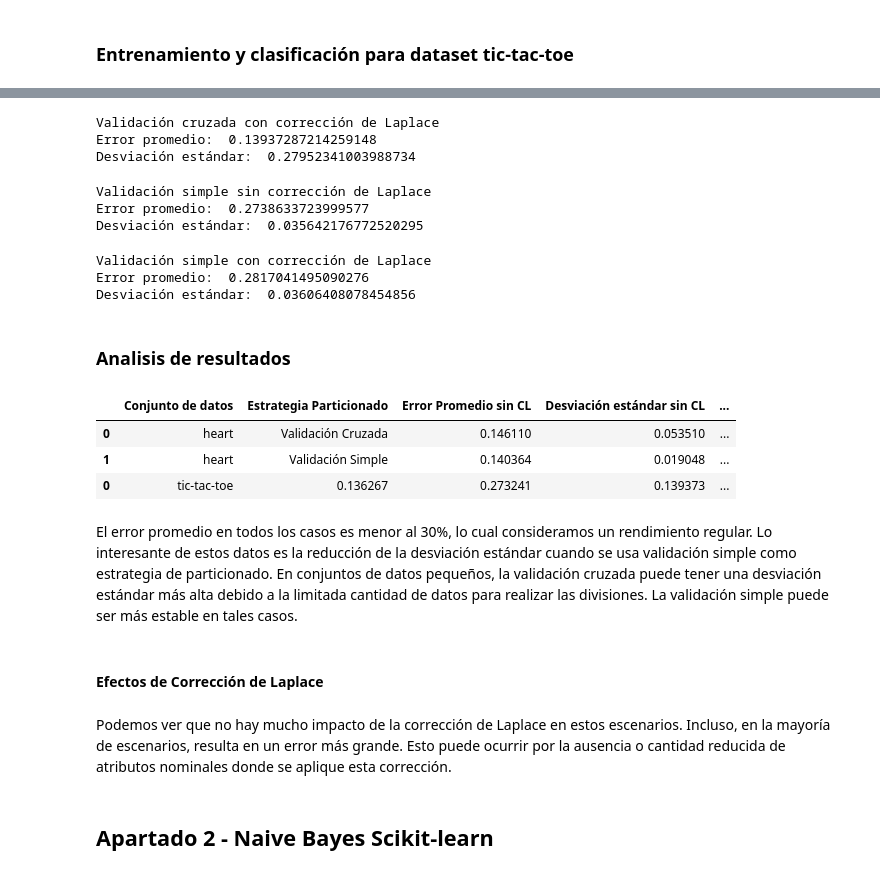
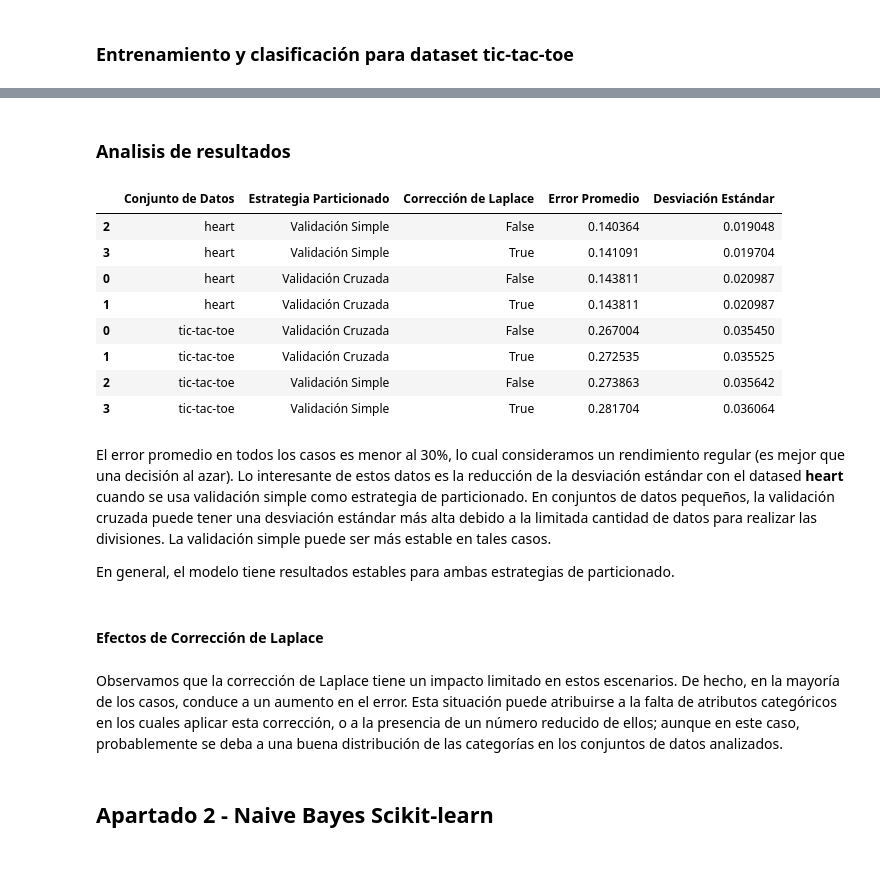
Before and after one commit to CarlosCRG19/fundamentos-de-aprendizaje-automatico, a Jupyter notebook: MemoriaPractica1.ipynb, the cells around one changed output, grey strips where cells are left out. Saved outputs shown, nothing was run; the diff lists cells and outputs as text; code cells hidden in the pictures.

```diff
--- a/MemoriaPractica1.ipynb
+++ b/MemoriaPractica1.ipynb
@@ -118,4 +186,6 @@ Desviación estándar:  0.01970358863148231
+# %%
+resultados_heart = validacion_naive_bayes_propio("heart")
 # %% [markdown]
 ### Entrenamiento y clasificación para dataset __tic-tac-toe__
 # %%
-datos_tic_tac_toe = Datos("tic-tac-toe.csv")
+resultados_tic_tac_toe = validacion_naive_bayes_propio("tic-tac-toe")
@@ -132,32 +192,2 @@ Desviación estándar:  0.2732406767585417
-# %%
-tic_tac_toe_validacion_cruzada_laplace = clasificador.validacion(
-    validacion_cruzada, datos_tic_tac_toe, ClasificadorNaiveBayes(con_laplace=True)
-)
-
-print_resultados("Validación cruzada con corrección de Laplace", tic_tac_toe_validacion_cruzada_laplace)
-# %% [output]
-Validación cruzada con corrección de Laplace
-Error promedio:  0.13937287214259148
-Desviación estándar:  0.27952341003988734
-# %%
-tic_tac_toe_validacion_simple = clasificador.validacion(
-    validacion_simple, datos_tic_tac_toe, ClasificadorNaiveBayes(con_laplace=False)
-)
-
-print_resultados("Validación simple sin corrección de Laplace", tic_tac_toe_validacion_simple)
-# %% [output]
-Validación simple sin corrección de Laplace
-Error promedio:  0.2738633723999577
-Desviación estándar:  0.035642176772520295
-# %%
-tic_tac_toe_validacion_simple_laplace = clasificador.validacion(
-    validacion_simple, datos_tic_tac_toe, ClasificadorNaiveBayes(con_laplace=True)
-)
-
-print_resultados("Validación simple con corrección de Laplace", tic_tac_toe_validacion_simple_laplace)
-# %% [output]
-Validación simple con corrección de Laplace
-Error promedio:  0.2817041495090276
-Desviación estándar:  0.03606408078454856
 # %% [markdown]
 ### Analisis de resultados
@@ -191,17 +194,27 @@ resultados_naive_bayes_propio = pd.DataFrame(
 # %%
-resultados_naive_bayes_propio = pd.concat([resultados_heart, resultados_tic_tac_toe])
+resultados_naive_bayes_propio = pd.concat([
+    resultados_heart.sort_values(by="Error Promedio"),
+    resultados_tic_tac_toe.sort_values(by="Error Promedio")
+])
 resultados_naive_bayes_propio
 # %% [output]
-|  | Conjunto de datos | Estrategia Particionado | Error Promedio sin CL | Desviación estándar sin CL | ... |
-| 0 | heart | Validación Cruzada | 0.146110 | 0.053510 | ... |
-| 1 | heart | Validación Simple | 0.140364 | 0.019048 | ... |
-| 0 | tic-tac-toe | 0.136267 | 0.273241 | 0.139373 | ... |
+|  | Conjunto de Datos | Estrategia Particionado | Corrección de Laplace | Error Promedio | Desviación Estándar |
+| 2 | heart | Validación Simple | False | 0.140364 | 0.019048 |
+| 3 | heart | Validación Simple | True | 0.141091 | 0.019704 |
+| 0 | heart | Validación Cruzada | False | 0.143811 | 0.020987 |
+| 1 | heart | Validación Cruzada | True | 0.143811 | 0.020987 |
+| 0 | tic-tac-toe | Validación Cruzada | False | 0.267004 | 0.035450 |
+| 1 | tic-tac-toe | Validación Cruzada | True | 0.272535 | 0.035525 |
+| 2 | tic-tac-toe | Validación Simple | False | 0.273863 | 0.035642 |
+| 3 | tic-tac-toe | Validación Simple | True | 0.281704 | 0.036064 |
 # %% [markdown]
-El error promedio en todos los casos es menor al 30%, lo cual consideramos un rendimiento regular. Lo interesante de estos datos es la reducción de la desviación estándar cuando se usa validación simple como estrategia de particionado. En conjuntos de datos pequeños, la validación cruzada puede tener una desviación estándar más alta debido a la limitada cantidad de datos para realizar las divisiones. La validación simple puede ser más estable en tales casos.
+El error promedio en todos los casos es menor al 30%, lo cual consideramos un rendimiento regular (es mejor que una decisión al azar). Lo interesante de estos datos es la reducción de la desviación estándar con el datased __heart__ cuando se usa validación simple como estrategia de particionado. En conjuntos de datos pequeños, la validación cruzada puede tener una desviación estándar más alta debido a la limitada cantidad de datos para realizar las divisiones. La validación simple puede ser más estable en tales casos.
+
+En general, el modelo tiene resultados estables para ambas estrategias de particionado.
 # %% [markdown]
 #### Efectos de Corrección de Laplace
-# %% [markdown]
-Podemos ver que no hay mucho impacto de la corrección de Laplace en estos escenarios. Incluso, en la mayoría de escenarios, resulta en un error más grande. Esto puede ocurrir por la ausencia o cantidad reducida de atributos nominales donde se aplique esta corrección.
+# %% [markdown]
+Observamos que la corrección de Laplace tiene un impacto limitado en estos escenarios. De hecho, en la mayoría de los casos, conduce a un aumento en el error. Esta situación puede atribuirse a la falta de atributos categóricos en los cuales aplicar esta corrección, o a la presencia de un número reducido de ellos; aunque en este caso, probablemente se deba a una buena distribución de las categorías en los conjuntos de datos analizados.
 # %% [markdown]
 ## Apartado 2 - Naive Bayes Scikit-learn
 # %% [markdown]
```
Also changed, not shown: parts of 59 cells of this notebook, 1 other file.
